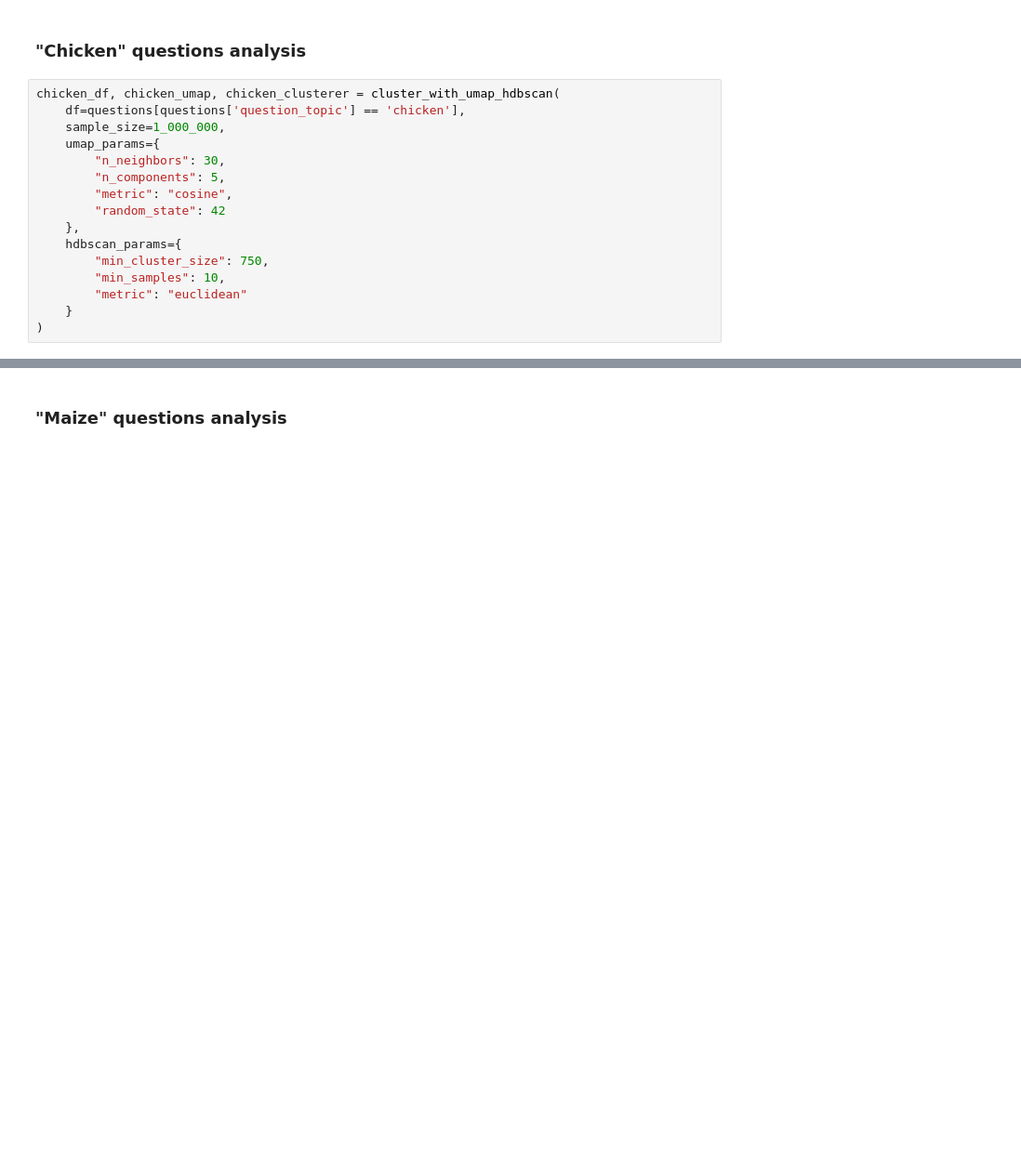
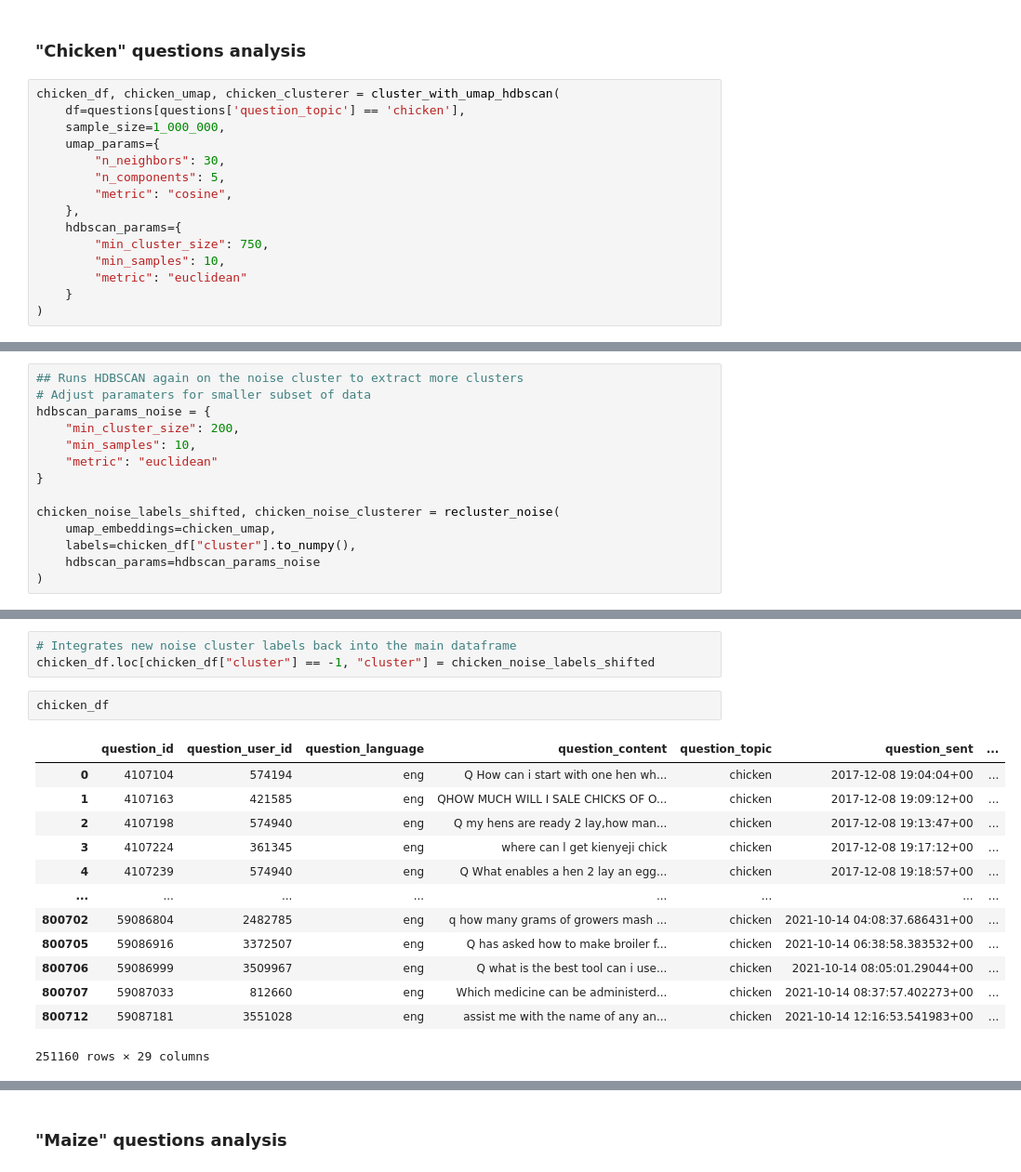
Before and after one commit to ruggbk/datakit-smallholder-farmers-fall-2025, a Jupyter notebook: BKR_generalEDA/notebooks/clustering_questions_coretopics.ipynb, the cells around one changed output, grey strips where cells are left out. Shown: that part at 93% size. Saved outputs shown, nothing was run; the diff lists cells and outputs as text; blank space fills up the shorter version.

```diff
--- a/BKR_generalEDA/notebooks/clustering_questions_coretopics.ipynb
+++ b/BKR_generalEDA/notebooks/clustering_questions_coretopics.ipynb
@@ -90,7 +97,6 @@ chicken_df, chicken_umap, chicken_clusterer = cluster_with_umap_hdbscan(
         "n_neighbors": 30,
         "n_components": 5,
         "metric": "cosine",
-        "random_state": 42
     },
     hdbscan_params={
         "min_cluster_size": 750,
@@ -199,0 +132,14 @@ Cluster 15 (size=504): rear, rearing, start, want, good
+# %%
+## Runs HDBSCAN again on the noise cluster to extract more clusters
+# Adjust paramaters for smaller subset of data
+hdbscan_params_noise = {
+    "min_cluster_size": 200,
+    "min_samples": 10,
+    "metric": "euclidean"
+}
+
+chicken_noise_labels_shifted, chicken_noise_clusterer = recluster_noise(
+    umap_embeddings=chicken_umap,
+    labels=chicken_df["cluster"].to_numpy(),
+    hdbscan_params=hdbscan_params_noise
+)
@@ -199,0 +179,19 @@ Cluster 15 (size=504): rear, rearing, start, want, good
+# %%
+# Integrates new noise cluster labels back into the main dataframe
+chicken_df.loc[chicken_df["cluster"] == -1, "cluster"] = chicken_noise_labels_shifted
+# %%
+chicken_df
+# %% [output]
+|  | question_id | question_user_id | question_language | question_content | question_topic | question_sent | ... |
+| 0 | 4107104 | 574194 | eng | Q How can i start with one hen wh... | chicken | 2017-12-08 19:04:04+00 | ... |
+| 1 | 4107163 | 421585 | eng | QHOW MUCH WILL I SALE CHICKS OF O... | chicken | 2017-12-08 19:09:12+00 | ... |
+| 2 | 4107198 | 574940 | eng | Q my hens are ready 2 lay,how man... | chicken | 2017-12-08 19:13:47+00 | ... |
+| 3 | 4107224 | 361345 | eng | where can l get kienyeji chick | chicken | 2017-12-08 19:17:12+00 | ... |
+| 4 | 4107239 | 574940 | eng | Q What enables a hen 2 lay an egg... | chicken | 2017-12-08 19:18:57+00 | ... |
+| ... | ... | ... | ... | ... | ... | ... | ... |
+| 800702 | 59086804 | 2482785 | eng | q how many grams of growers mash ... | chicken | 2021-10-14 04:08:37.686431+00 | ... |
+| 800705 | 59086916 | 3372507 | eng | Q has asked how to make broiler f... | chicken | 2021-10-14 06:38:58.383532+00 | ... |
+| 800706 | 59086999 | 3509967 | eng | Q what is the best tool can i use... | chicken | 2021-10-14 08:05:01.29044+00 | ... |
+| 800707 | 59087033 | 812660 | eng | Which medicine can be administerd... | chicken | 2021-10-14 08:37:57.402273+00 | ... |
+| 800712 | 59087181 | 3551028 | eng | assist me with the name of any an... | chicken | 2021-10-14 12:16:53.541983+00 | ... |
+251160 rows × 29 columns
```
Also changed, not shown: parts of 27 cells of this notebook, 1 other file.
